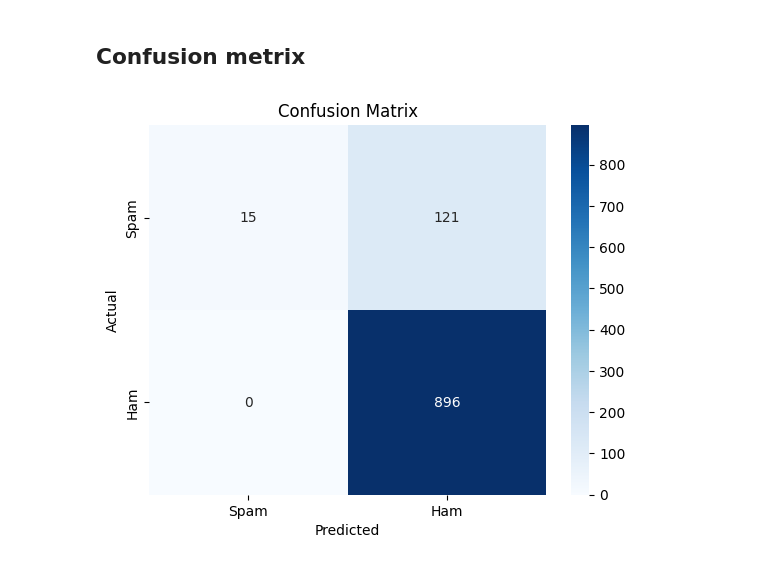
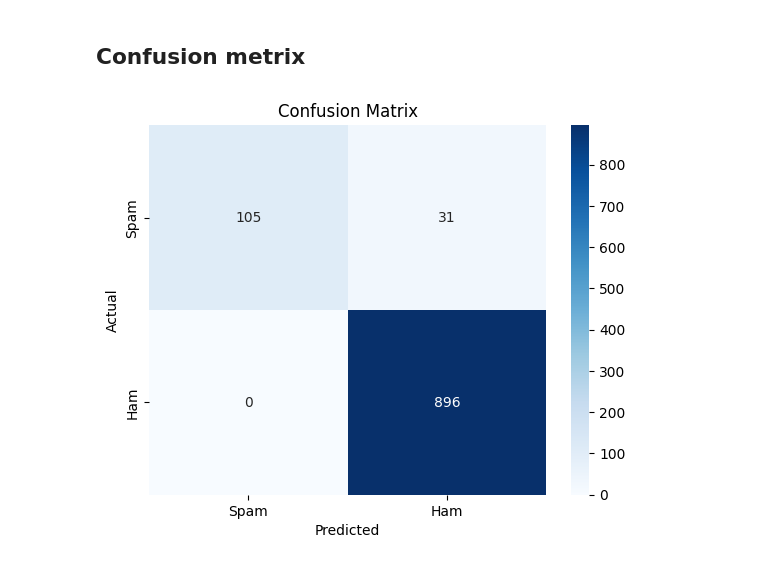
Before and after one commit to rakibulbhuiyan/ML_Project_0.1, a Jupyter notebook: spam_folder.ipynb, the cells around one changed output. Cells and saved outputs as stored; diff of their text form; code cells hidden in the pictures.

```diff
--- a/spam_folder.ipynb
+++ b/spam_folder.ipynb
@@ -122,7 +103,7 @@ custom_words = set(stopwords.words('english')).union({'subject', 'regarding', 'p
 
 
 def custom_preproccessor(text):
-    text = re.sub('[a-zA-Z]',' ',text)
+    text = re.sub('[^a-zA-Z]',' ',text)
     text = text.lower()
     words = text.split()
     words = [lemmatizer.lemmatize(word) for word in words if word not in custom_words]
@@ -160,0 +130,8 @@ weighted avg       0.90      0.88      0.84      1032
+# %%
+
+# prediction
+y_pred = model.predict(X_test_vec)
+
+#  Evaluation
+accuracy = accuracy_score(y_test, y_pred)
+print("✅ Accuracy:", accuracy)
@@ -172,12 +151,12 @@ plt.show()
 # %%
 from sklearn.metrics import confusion_matrix
 
-cm = confusion_matrix(y_test, y_predict)
+cm = confusion_matrix(y_test, y_pred)
 
 sns.heatmap(cm, annot=True, fmt='d', cmap='Blues', xticklabels=['Spam', 'Ham'], yticklabels=['Spam', 'Ham'])
 plt.xlabel("Predicted")
 plt.ylabel("Actual")
 plt.title("Confusion Matrix")
 plt.show()
 # %% [output]
-[figure, old version]
+[figure, new version]
```
Also changed, not shown: parts of 10 cells of this notebook, 3 other files.
